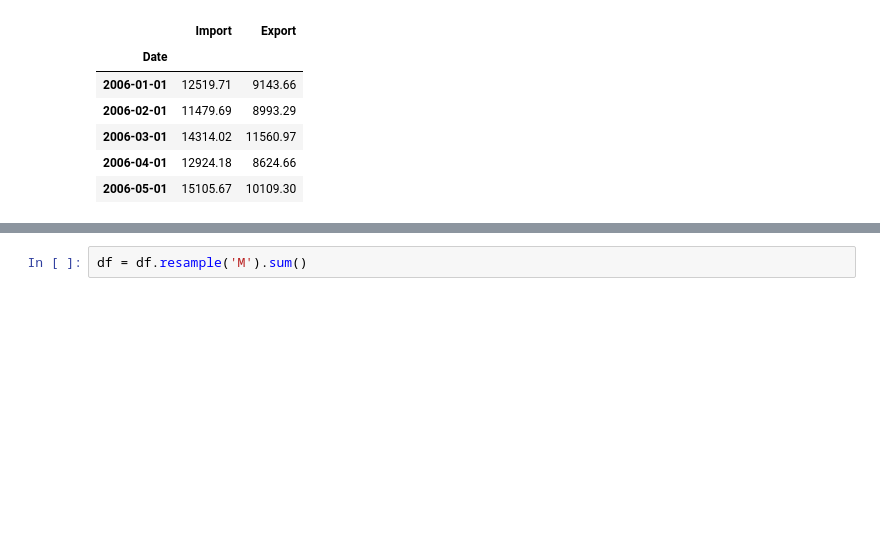
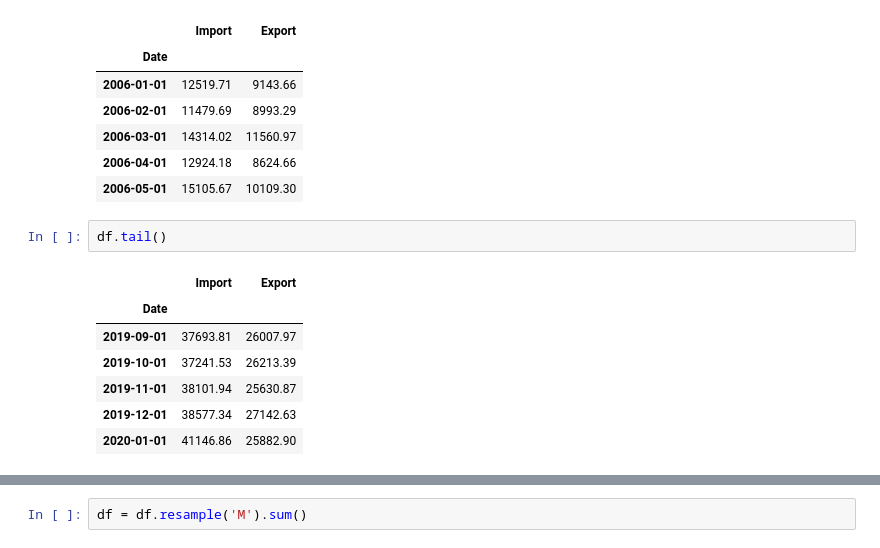
Before and after one commit to ForkedRepositories/Indian-Trade-Data-Analysis-and-Forecasting, a Jupyter notebook: Notebooks forecasting/Time Series Exponential Smoothing.ipynb, the cells around one changed output, grey strips where cells are left out. Drawn from its saved outputs; the diff is of its cells as text; blank space fills up the shorter version.

```diff
--- a/Notebooks forecasting/Time Series Exponential Smoothing.ipynb
+++ b/Notebooks forecasting/Time Series Exponential Smoothing.ipynb
@@ -62,6 +64,16 @@ df.head()
 | 2006-03-01 | 14314.02 | 11560.97 |
 | 2006-04-01 | 12924.18 | 8624.66 |
 | 2006-05-01 | 15105.67 | 10109.30 |
+# %%
+df.tail()
+# %% [output]
+|  | Import | Export |
+| Date |  |  |
+| 2019-09-01 | 37693.81 | 26007.97 |
+| 2019-10-01 | 37241.53 | 26213.39 |
+| 2019-11-01 | 38101.94 | 25630.87 |
+| 2019-12-01 | 38577.34 | 27142.63 |
+| 2020-01-01 | 41146.86 | 25882.90 |
 # %%
 df.shape
 # %% [output]
```
Also changed, not shown: parts of 10 cells of this notebook, 3 other files.
